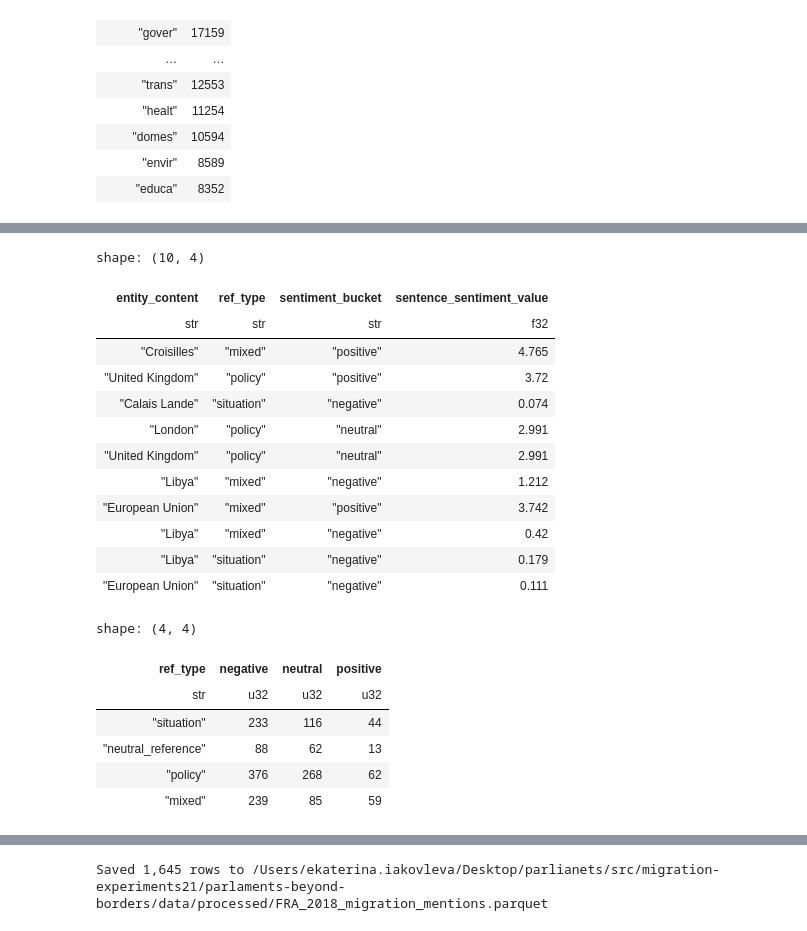
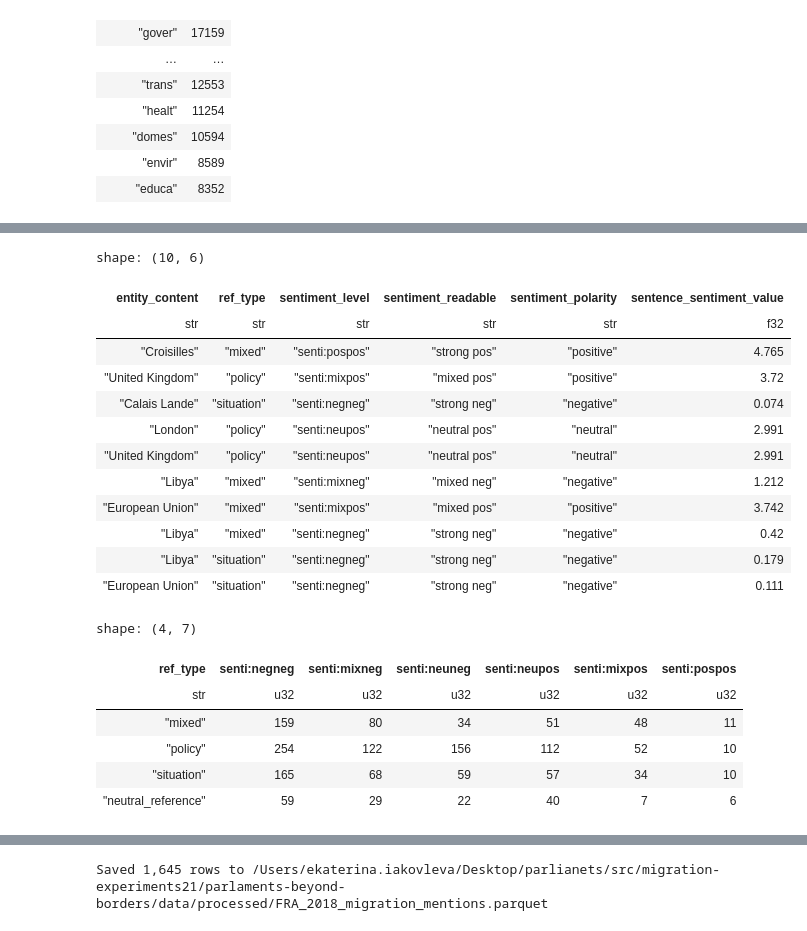
Before and after one commit to yavlenieraket/parliments_migration, a Jupyter notebook: src/migration-experiments21/parlaments-beyond-borders/notebooks/01_fra_2018_pilot.ipynb, the cells around one changed output, grey strips where cells are left out. Cells and saved outputs as stored; diff of their text form; code cells hidden in the pictures.

```diff
--- a/src/migration-experiments21/parlaments-beyond-borders/notebooks/01_fra_2018_pilot.ipynb
+++ b/src/migration-experiments21/parlaments-beyond-borders/notebooks/01_fra_2018_pilot.ipynb
@@ -91,33 +90,43 @@ shape: (20, 8)
 | "Morocco" | 11 | "foreign" | "non_european_country" | 1.754 | 1.311 | 0.153 | ... |
 # %%
 annotated = typology.apply_typology(mentions)
-annotated.select(["entity_content", "ref_type", "sentiment_bucket",
-                  "sentence_sentiment_value"]).head(10)
+
+# Explanation: sentiment_level keeps the original 6-level ParlaMint label.
+# Explanation: sentiment_readable is only a clearer label for tables and charts.
+annotated.select([
+    "entity_content",
+    "ref_type",
+    "sentiment_level",
+    "sentiment_readable",
+    "sentiment_polarity",
+    "sentence_sentiment_value",
+]).head(10)
 # %% [output]
-shape: (10, 4)
+shape: (10, 6)
-| entity_content | ref_type | sentiment_bucket | sentence_sentiment_value |
-| str | str | str | f32 |
-| "Croisilles" | "mixed" | "positive" | 4.765 |
-| "United Kingdom" | "policy" | "positive" | 3.72 |
-| "Calais Lande" | "situation" | "negative" | 0.074 |
-| "London" | "policy" | "neutral" | 2.991 |
-| "United Kingdom" | "policy" | "neutral" | 2.991 |
-| "Libya" | "mixed" | "negative" | 1.212 |
-| "European Union" | "mixed" | "positive" | 3.742 |
-| "Libya" | "mixed" | "negative" | 0.42 |
-| "Libya" | "situation" | "negative" | 0.179 |
-| "European Union" | "situation" | "negative" | 0.111 |
+| entity_content | ref_type | sentiment_level | sentiment_readable | sentiment_polarity | sentence_sentiment_value |
+| str | str | str | str | str | f32 |
+| "Croisilles" | "mixed" | "senti:pospos" | "strong pos" | "positive" | 4.765 |
+| "United Kingdom" | "policy" | "senti:mixpos" | "mixed pos" | "positive" | 3.72 |
+| "Calais Lande" | "situation" | "senti:negneg" | "strong neg" | "negative" | 0.074 |
+| "London" | "policy" | "senti:neupos" | "neutral pos" | "neutral" | 2.991 |
+| "United Kingdom" | "policy" | "senti:neupos" | "neutral pos" | "neutral" | 2.991 |
+| "Libya" | "mixed" | "senti:mixneg" | "mixed neg" | "negative" | 1.212 |
+| "European Union" | "mixed" | "senti:mixpos" | "mixed pos" | "positive" | 3.742 |
+| "Libya" | "mixed" | "senti:negneg" | "strong neg" | "negative" | 0.42 |
+| "Libya" | "situation" | "senti:negneg" | "strong neg" | "negative" | 0.179 |
+| "European Union" | "situation" | "senti:negneg" | "strong neg" | "negative" | 0.111 |
 # %%
-matrix = typology.build_2x3_matrix(annotated)
+# Explanation: This is now a 4 x 6 matrix: reference type x ParlaMint sentiment level.
+matrix = typology.build_matrix(annotated)
 matrix
 # %% [output]
-shape: (4, 4)
+shape: (4, 7)
-| ref_type | negative | neutral | positive |
-| str | u32 | u32 | u32 |
-| "situation" | 233 | 116 | 44 |
-| "neutral_reference" | 88 | 62 | 13 |
-| "policy" | 376 | 268 | 62 |
-| "mixed" | 239 | 85 | 59 |
+| ref_type | senti:negneg | senti:mixneg | senti:neuneg | senti:neupos | senti:mixpos | senti:pospos |
+| str | u32 | u32 | u32 | u32 | u32 | u32 |
+| "mixed" | 159 | 80 | 34 | 51 | 48 | 11 |
+| "policy" | 254 | 122 | 156 | 112 | 52 | 10 |
+| "situation" | 165 | 68 | 59 | 57 | 34 | 10 |
+| "neutral_reference" | 59 | 29 | 22 | 40 | 7 | 6 |
 # %%
 top_5_countries = top.head(5)["entity_content"].to_list()
 country_matrix = typology.matrix_by_country(
```
Also changed, not shown: parts of 12 cells of this notebook, 5 other files.
